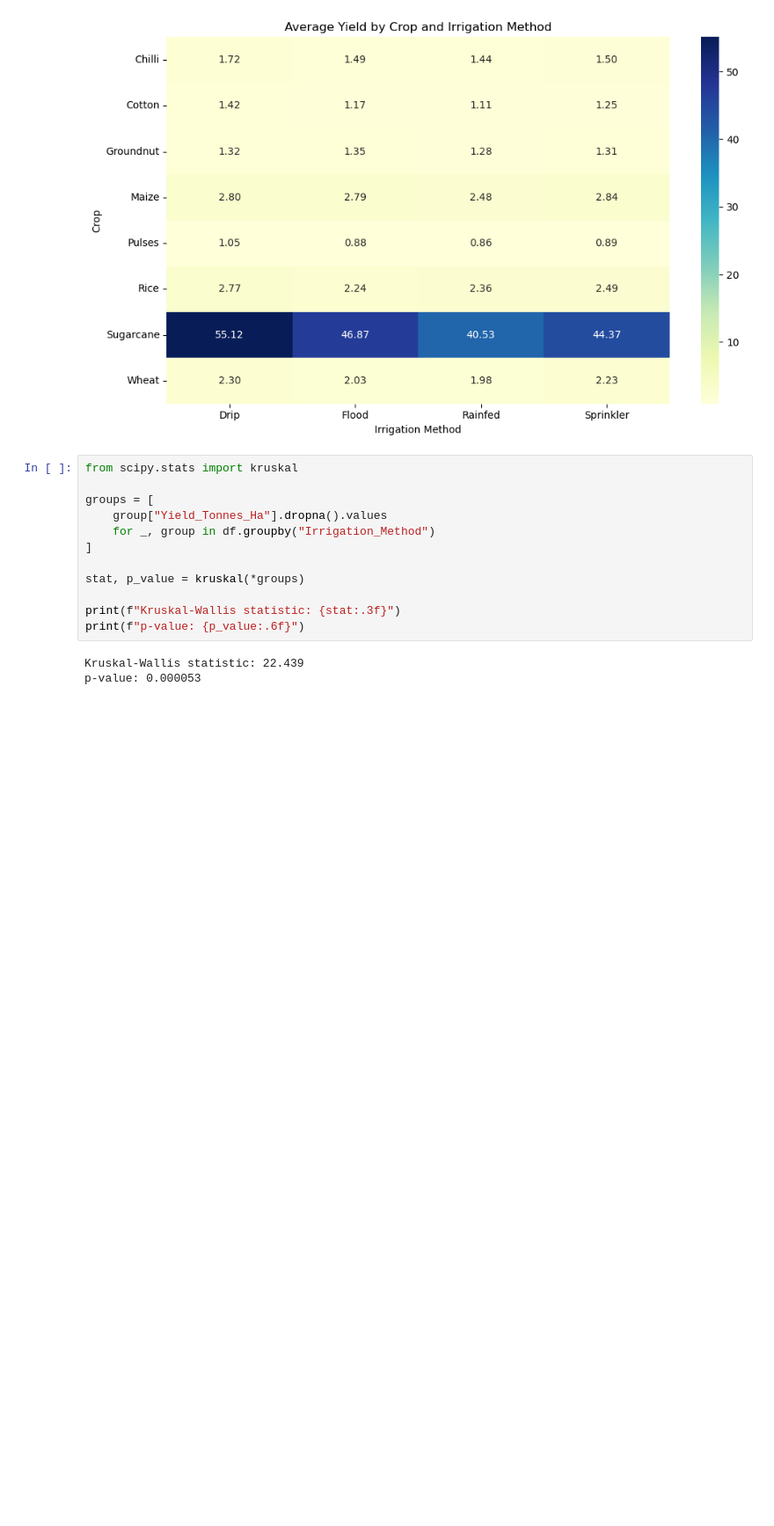
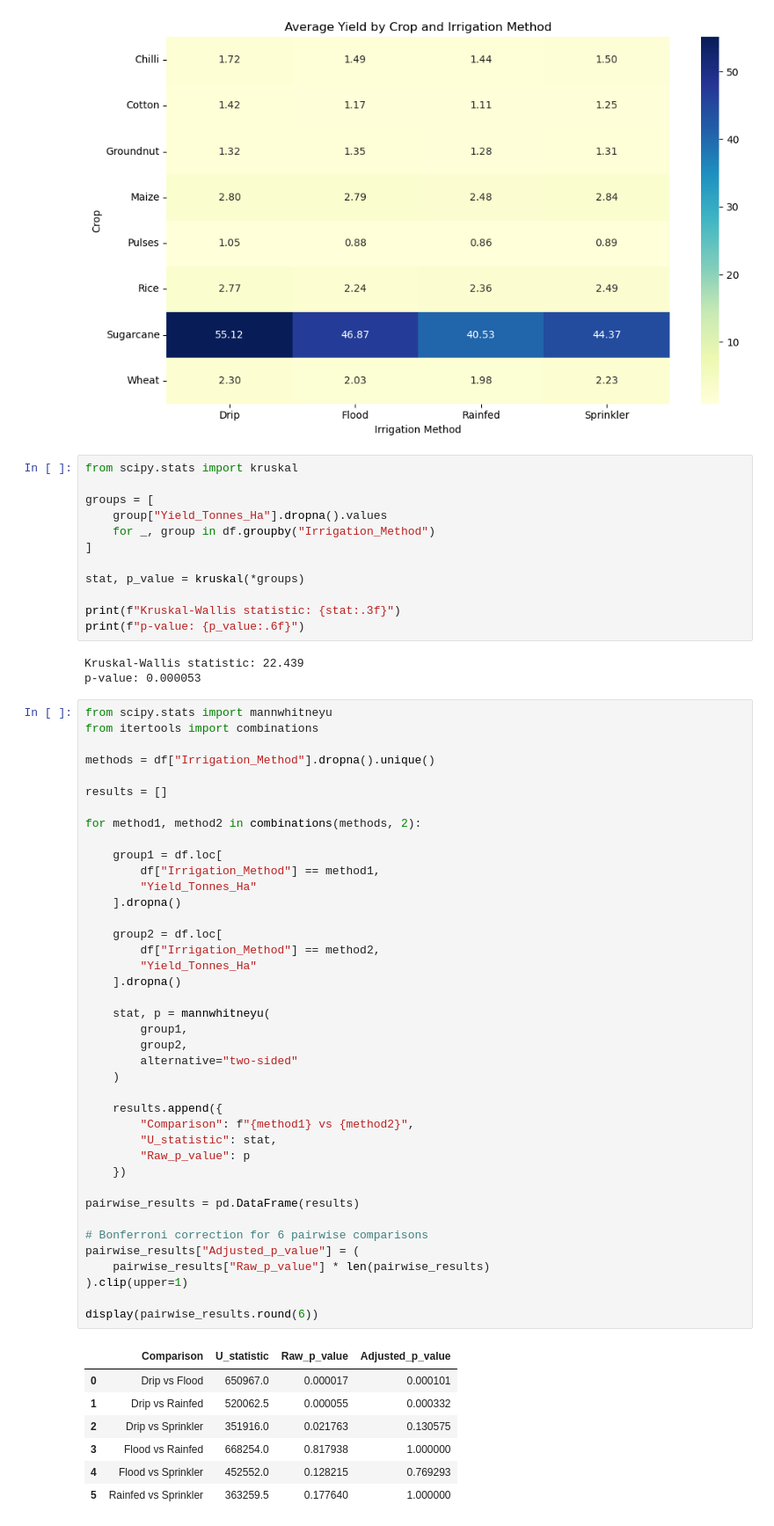
Before and after one commit to ayush-bhatt-07/data_analytics_vois, a Jupyter notebook: notebooks/03_relationship_analysis.ipynb, the cells around one changed output. Shown at 88% size. Saved outputs shown, nothing was run; the diff lists cells and outputs as text; blank space fills up the shorter version.

```diff
--- a/notebooks/03_relationship_analysis.ipynb
+++ b/notebooks/03_relationship_analysis.ipynb
@@ -119,3 +119,51 @@ print(f"p-value: {p_value:.6f}")
 # %% [output]
 Kruskal-Wallis statistic: 22.439
 p-value: 0.000053
+# %%
+from scipy.stats import mannwhitneyu
+from itertools import combinations
+
+methods = df["Irrigation_Method"].dropna().unique()
+
+results = []
+
+for method1, method2 in combinations(methods, 2):
+
+    group1 = df.loc[
+        df["Irrigation_Method"] == method1,
+        "Yield_Tonnes_Ha"
+    ].dropna()
+
+    group2 = df.loc[
+        df["Irrigation_Method"] == method2,
+        "Yield_Tonnes_Ha"
+    ].dropna()
+
+    stat, p = mannwhitneyu(
+        group1,
+        group2,
+        alternative="two-sided"
+    )
+
+    results.append({
+        "Comparison": f"{method1} vs {method2}",
+        "U_statistic": stat,
+        "Raw_p_value": p
+    })
+
+pairwise_results = pd.DataFrame(results)
+
+# Bonferroni correction for 6 pairwise comparisons
+pairwise_results["Adjusted_p_value"] = (
+    pairwise_results["Raw_p_value"] * len(pairwise_results)
+).clip(upper=1)
+
+display(pairwise_results.round(6))
+# %% [output]
+|  | Comparison | U_statistic | Raw_p_value | Adjusted_p_value |
+| 0 | Drip vs Flood | 650967.0 | 0.000017 | 0.000101 |
+| 1 | Drip vs Rainfed | 520062.5 | 0.000055 | 0.000332 |
+| 2 | Drip vs Sprinkler | 351916.0 | 0.021763 | 0.130575 |
+| 3 | Flood vs Rainfed | 668254.0 | 0.817938 | 1.000000 |
+| 4 | Flood vs Sprinkler | 452552.0 | 0.128215 | 0.769293 |
+| 5 | Rainfed vs Sprinkler | 363259.5 | 0.177640 | 1.000000 |
```
Also changed, not shown: parts of 5 cells of this notebook, 4 other files.
